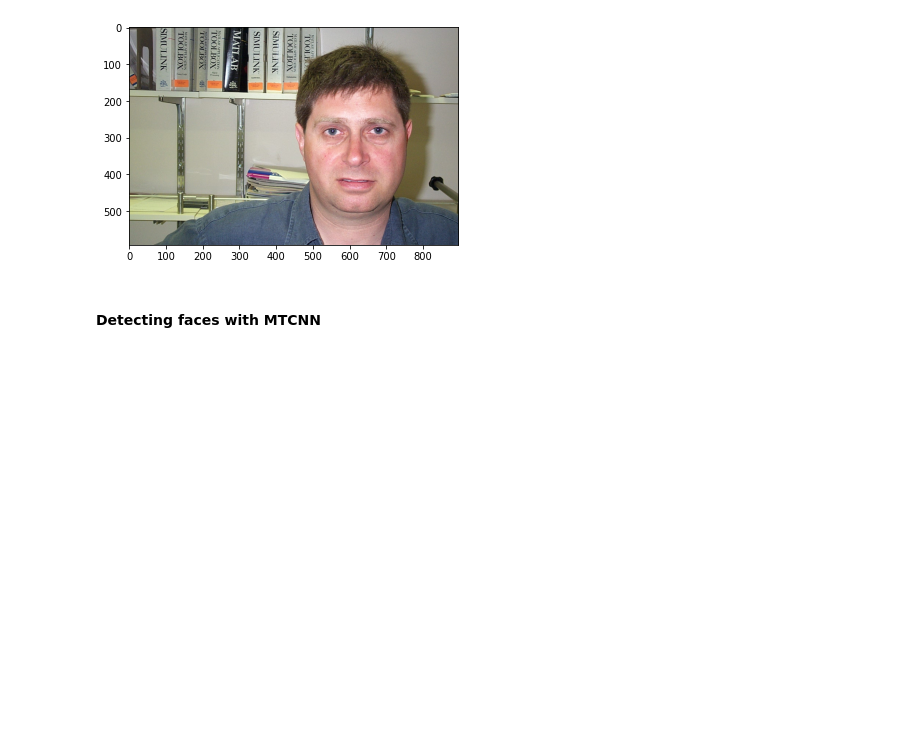
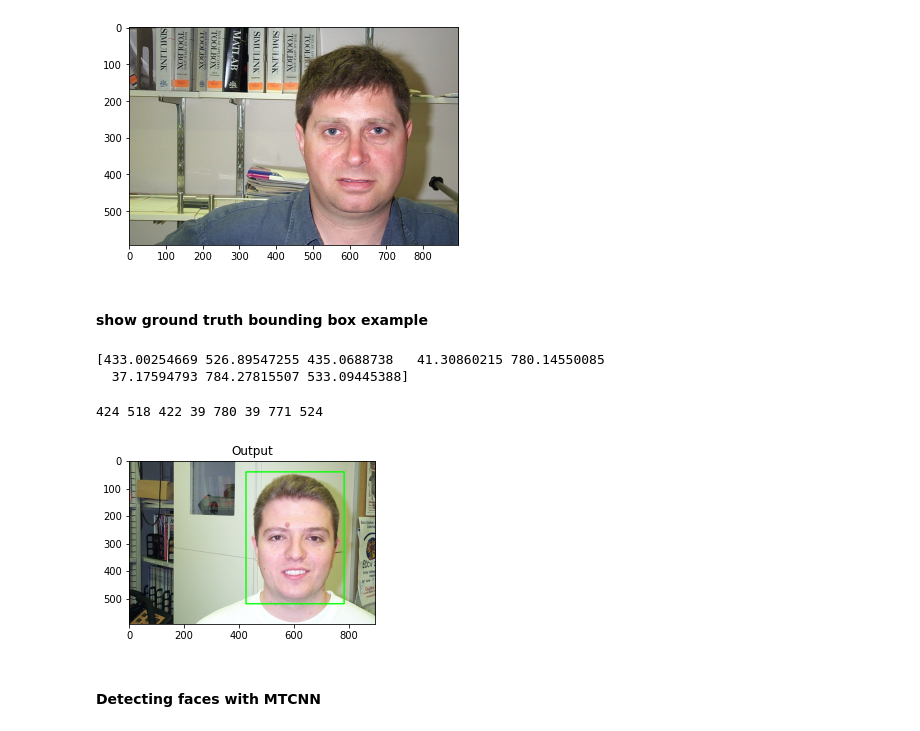
Before and after one commit to denizsoysal/biometrics, a Jupyter notebook: assignments/assignment3/Assignment3/assignment_3_2022.ipynb, the cells around one changed output. Drawn from its saved outputs; the diff is of its cells as text; code cells hidden in the pictures; blank space fills up the shorter version.

```diff
--- a/assignments/assignment3/Assignment3/assignment_3_2022.ipynb
+++ b/assignments/assignment3/Assignment3/assignment_3_2022.ipynb
@@ -1160,3 +1160,8 @@ e.g. performing task 4 and 5 is valid because their points sum up to 3.
 Inspired by implementation of [link](https://machinelearningmastery.com/how-to-develop-a-face-recognition-system-using-facenet-in-keras-and-an-svm-classifier/)
 
 Selet output as being (160,160,3) to make it easy to use facenet ! We will start from the original dataset, with images of size 896x592 pixels. Remember the shapes :
+# %%
+import scipy.io
+mat = scipy.io.loadmat('CalTechFacesDirs/ImageData.mat')
+ground_truth_bbox = list(mat.values())[3]
+ground_truth_bbox = ground_truth_bbox.transpose()
@@ -1222,3 +1274,48 @@ plt.imshow(data["images"][0])
+# %% [markdown]
+#### show ground truth bounding box example
+# %%
+print(ground_truth_bbox[10])
+# %% [output]
+[433.00254669 526.89547255 435.0688738   41.30860215 780.14550085
+  37.17594793 784.27815507 533.09445388]
+# %%
+image =data["images"][54]
+bounding_box_of_first_image = ground_truth_bbox[54]
+
+height, width, _ = image.shape
+input_image = image.copy()
+input_image = cv2.cvtColor(input_image, cv2.COLOR_BGR2RGB)
+output_image = image.copy()
+output_image = cv2.cvtColor(output_image, cv2.COLOR_BGR2RGB)
+
+x1 = int(bounding_box_of_first_image[0])
+x2 = int(bounding_box_of_first_image[1])
+y1 = int(bounding_box_of_first_image[2])
+y2 = int(bounding_box_of_first_image[3])
+x3 = int(bounding_box_of_first_image[4])
+x4 = int(bounding_box_of_first_image[5])
+y3= int(bounding_box_of_first_image[6])
+y4 = int(bounding_box_of_first_image[7])
+
+print(x1,x2,y1,y2,x3,x4,y3,y4)
+
+
+
+colour = (0, 255, 0)
+thickness = 1
+
+# cv2.rectangle(output_image, (x1, y1), (x2, y2), colour, thickness)
+
+cv2.rectangle(output_image, pt1=(x1, x2), pt2=(x3, y2), color=(0, 255, 0), thickness=width//200)
+
+
+
+plt.figure(figsize=[15,15])
+plt.subplot(131);plt.imshow(output_image[:,:,::-1]);plt.title("Output");
+# plt.figure(figsize=[5,5]);plt.imshow(cropped_image);plt.title("Extracted face");plt.axis('off');
+# %% [output]
+424 518 422 39 780 39 771 524
+[figure, added]
 # %% [markdown]
 #### Detecting faces with MTCNN
 # %%
```
Also changed, not shown: parts of 28 cells of this notebook.
